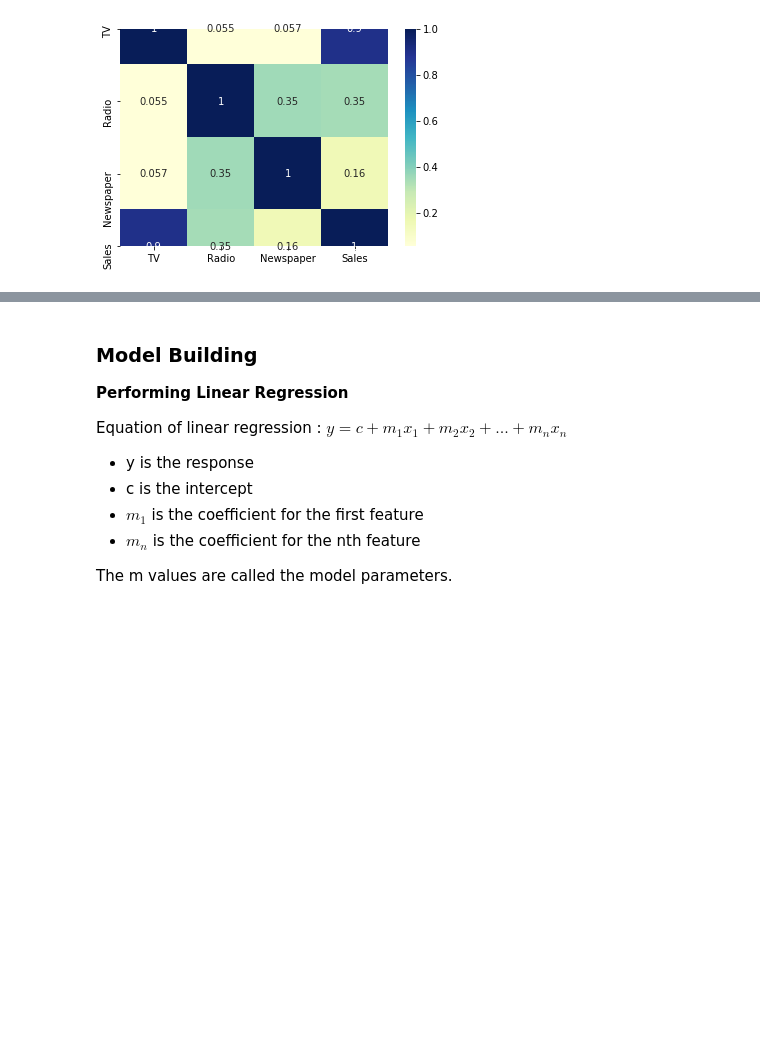
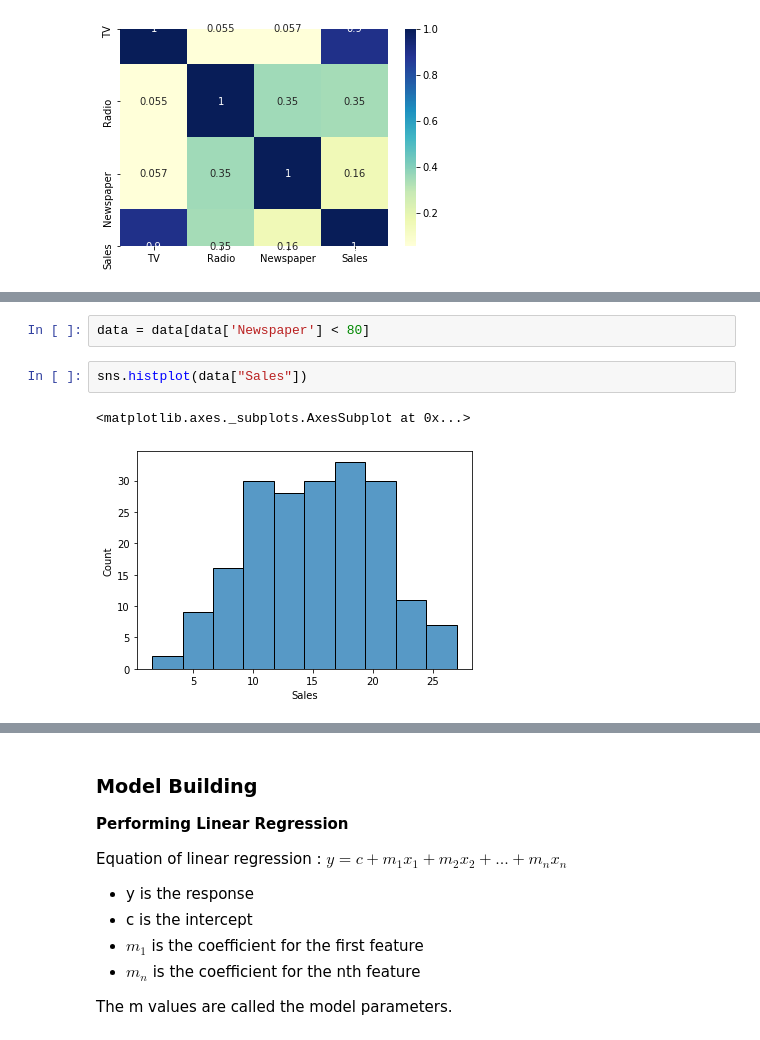
Before and after one commit to adityamahamuni/ML, a Jupyter notebook: Sales Prediction ML/Sales Prediction.ipynb, the cells around one changed output, grey strips where cells are left out. Cells and saved outputs as stored; diff of their text form; blank space fills up the shorter version.

Commit message:
Sales prices model modification

```diff
--- a/Sales Prediction ML/Sales Prediction.ipynb
+++ b/Sales Prediction ML/Sales Prediction.ipynb
@@ -64,0 +95,7 @@ plt.show()
+# %%
+data = data[data['Newspaper'] < 80]
+# %%
+sns.histplot(data["Sales"])
+# %% [output]
+<matplotlib.axes._subplots.AxesSubplot at 0x...>
+[figure, added]
```
Also changed, not shown: parts of 31 cells of this notebook.
